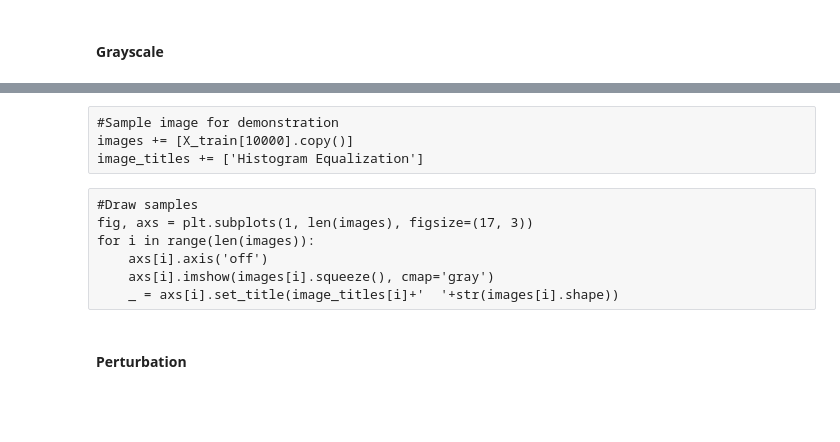
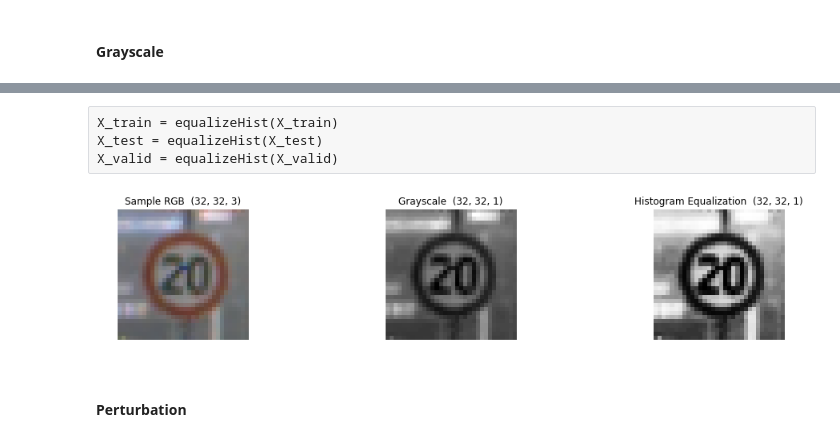
Before and after one commit to tmandzak/CarND-Traffic-Sign-Classifier-Project, a Jupyter notebook: Traffic_Sign_Classifier.ipynb, the cells around one changed output, grey strips where cells are left out. Cells and saved outputs as stored; diff of their text form; code cells hidden in the pictures; blank space fills up the shorter version.

```diff
--- a/Traffic_Sign_Classifier.ipynb
+++ b/Traffic_Sign_Classifier.ipynb
@@ -214,2 +210,6 @@ image_titles += ['Grayscale']
+# %%
+#Sample image for demonstration
+images += [np.sum(images[0]//3, axis=2, keepdims=True).astype('uint8')]
+image_titles += ['Grayscale']
 # %% [markdown]
 #### Histogram Equalization
@@ -225,14 +218,25 @@ X_valid = equalizeHist(X_valid)
-# %% [raw]
-#Sample image for demonstration
-images += [X_train[10000].copy()]
-image_titles += ['Histogram Equalization']
-# %% [raw]
-#Draw samples
-fig, axs = plt.subplots(1, len(images), figsize=(17, 3))
-for i in range(len(images)):
-    axs[i].axis('off')
-    axs[i].imshow(images[i].squeeze(), cmap='gray')
-    _ = axs[i].set_title(image_titles[i]+'  '+str(images[i].shape))
+# %%
+def equalizeHist(X):
+    for i in range(len(X)):
+        X[i] = cv2.equalizeHist(X[i])[:,:,None]
+    return X
+# %% [raw]
+X_train = equalizeHist(X_train)
+X_test = equalizeHist(X_test)
+X_valid = equalizeHist(X_valid)
+# %%
+#Sample image for demonstration
+images += equalizeHist([images[-1]])
+image_titles += ['Histogram Equalization']
+# %%
+#Draw samples
+fig, axs = plt.subplots(1, len(images), figsize=(17, 3))
+for i in range(len(images)):
+    axs[i].axis('off')
+    axs[i].imshow(images[i].squeeze(), cmap='gray')
+    _ = axs[i].set_title(image_titles[i]+'  '+str(images[i].shape))
+# %% [output]
+[figure, added]
 # %% [markdown]
 #### Perturbation
 # %% [markdown]
```
Also changed, not shown: parts of 43 cells of this notebook, 5 other files.
